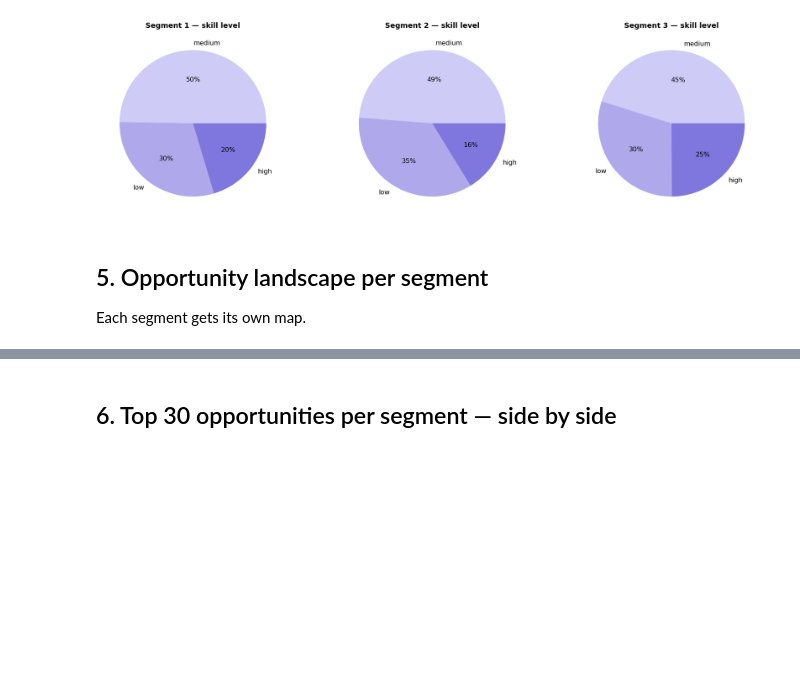
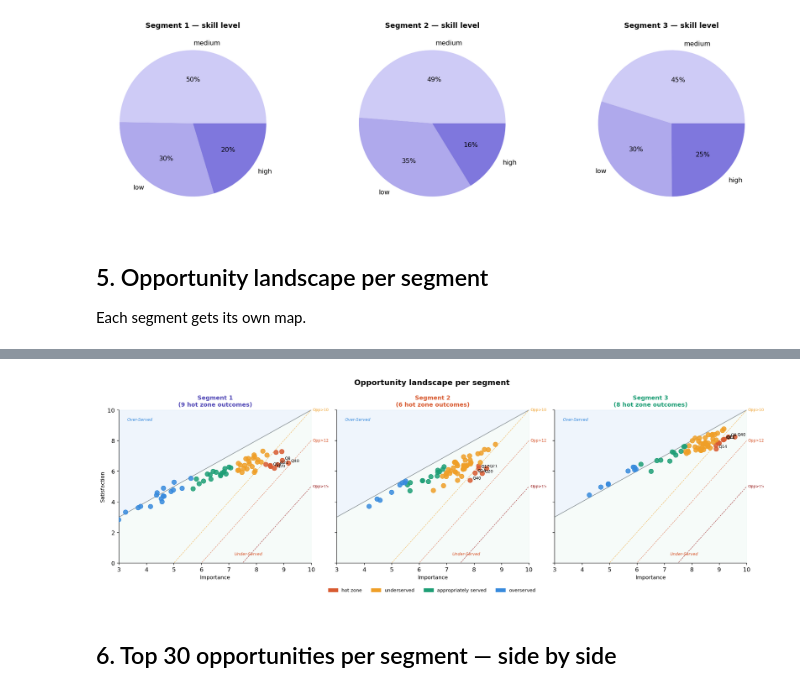
Before and after one commit to dophat1/jtbd-synthetic-survey, a Jupyter notebook: jtbd_analysis.ipynb, the cells around one changed output, grey strips where cells are left out. Drawn from its saved outputs; the diff is of its cells as text; code cells hidden in the pictures; blank space fills up the shorter version.

```diff
--- a/jtbd_analysis.ipynb
+++ b/jtbd_analysis.ipynb
@@ -204,3 +201,66 @@ plt.show()
+# %%
+fig, axes = plt.subplots(1, len(segments), figsize=(16, 5), sharey=True)
+
+x_range = np.linspace(3, 10, 300)
+
+for i, seg in enumerate(segments):
+    seg_opp = opp_seg[opp_seg['segment'] == seg]
+    ax = axes[i]
+
+    # ── background shading ──────────────────────────────────────────
+    ax.fill_between(x_range, x_range, 10, alpha=0.08, color='#378ADD')   # over-served
+    ax.fill_between(x_range, 0, x_range, alpha=0.04, color='#1D9E75')    # under-served
+
+    # ── diagonal opportunity score lines ────────────────────────────
+    for score, label, color in [(10, 'Opp>10', '#EF9F27'),
+                                 (12, 'Opp>12', '#D85A30'),
+                                 (15, 'Opp>15', '#8B0000')]:
+        sat_line = 2 * x_range - score
+        mask = (sat_line >= 0) & (sat_line <= 10)
+        ax.plot(x_range[mask], sat_line[mask],
+                ls='--', lw=0.8, color=color, alpha=0.7)
+        if mask.any():
+            xi = x_range[mask][-1]
+            yi = sat_line[mask][-1]
+            ax.text(xi + 0.05, yi, label, fontsize=6.5, color=color, va='center')
+
+    # ── main diagonal line (satisfaction = importance) ───────────────
+    ax.plot(x_range, x_range, '-', lw=1.2, color='#555', alpha=0.5)
+
+    # ── scatter dots ─────────────────────────────────────────────────
+    colors = seg_opp['zone'].map(COLORS)
+    ax.scatter(seg_opp['importance'], seg_opp['satisfaction'],   # ← fixed x/y
+               c=colors, s=60, alpha=0.85, zorder=3)
+
+    # ── label top 5 ──────────────────────────────────────────────────
+    for _, row in seg_opp.nlargest(5, 'opportunity_score').iterrows():
+        ax.annotate(row['outcome'], (row['importance'], row['satisfaction']),  # ← fixed x/y
+                    textcoords='offset points', xytext=(4, 2), fontsize=7)
+
+    # ── zone text labels ─────────────────────────────────────────────
+    ax.text(3.3, 9.3, 'Over-Served',    fontsize=7, color='#378ADD', style='italic')
+    ax.text(7.2, 0.5, 'Under-Served',   fontsize=7, color='#D85A30', style='italic')
+
+    # ── title & axes ─────────────────────────────────────────────────
+    hot_count = len(seg_opp[seg_opp['zone'] == 'hot zone'])
+    ax.set_title(f'Segment {seg}\n({hot_count} hot zone outcomes)',
+                 fontsize=10, fontweight='bold', color=seg_colors[i])
+    ax.set_xlabel('Importance', fontsize=9)    # ← fixed label
+    ax.set_xlim(3, 10)
+    ax.set_ylim(0, 10)
+    if i == 0:
+        ax.set_ylabel('Satisfaction', fontsize=9)  # ← fixed label
+
+legend = [mpatches.Patch(color=v, label=k) for k, v in COLORS.items()
+          if k in opp_seg['zone'].values]
+fig.legend(handles=legend, fontsize=8, frameon=False,
+           loc='lower center', ncol=4, bbox_to_anchor=(0.5, -0.05))
+fig.suptitle('Opportunity landscape per segment', fontsize=13, fontweight='bold')
+plt.tight_layout()
+plt.savefig('landscape_per_segment.png', bbox_inches='tight')
+plt.show()
+# %% [output]
+[figure, added]
 # %% [markdown]
 ## 6. Top 30 opportunities per segment — side by side
 # %%
```
Also changed, not shown: parts of 4 cells of this notebook, 2 other files.
